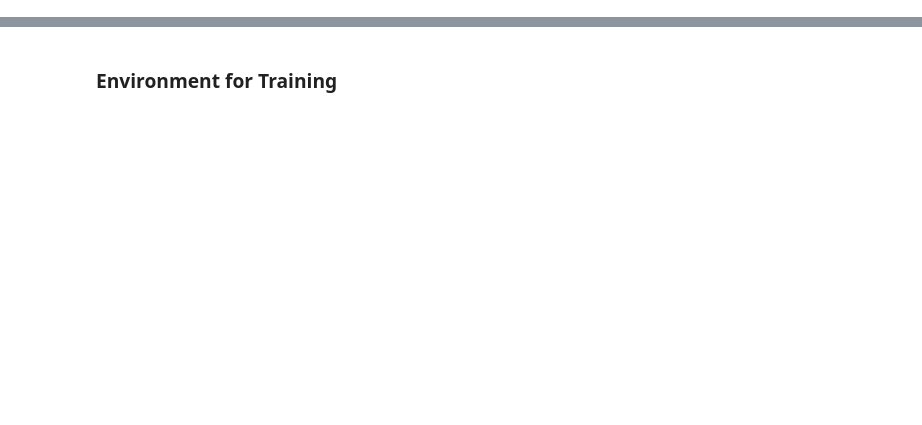
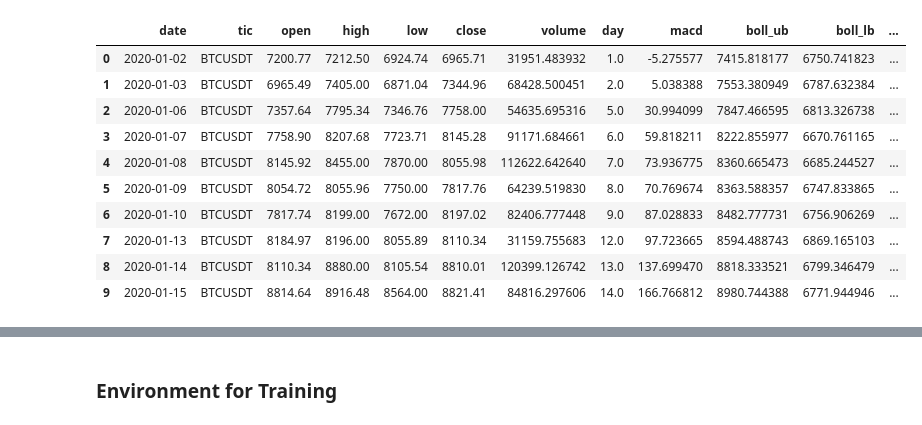
Before and after one commit to Hongshen-Yang/UoA-MDT, a Jupyter notebook: notebooks/NeurIPS2018_SB3.ipynb, the cells around one changed output, grey strips where cells are left out. Saved outputs shown, nothing was run; the diff lists cells and outputs as text; code cells hidden in the pictures; blank space fills up the shorter version.

```diff
--- a/notebooks/NeurIPS2018_SB3.ipynb
+++ b/notebooks/NeurIPS2018_SB3.ipynb
@@ -83,0 +102,30 @@ print(df)
+# %%
+# List of symbols to merge
+symbols = ['BTCUSDT']
+
+# List to store individual DataFrames
+dfs = []
+
+# Loop through each symbol
+for symbol in symbols:
+    directory = f'../mdt_utils/binance-public-data/python/data/spot/monthly/klines/{symbol}/1d/2020-01-01_2023-07-01/'
+
+    # Loop through each zip file in the directory
+    for file_name in os.listdir(directory):
+        if file_name.endswith('.zip'):
+            with zipfile.ZipFile(os.path.join(directory, file_name), 'r') as zip_ref:
+                # only one CSV file in each zip archive
+                csv_file = zip_ref.namelist()[0]
+                with zip_ref.open(csv_file) as csv_fp:
+                    # Read the CSV data into a DataFrame
+                    temp_df = pd.read_csv(csv_fp, header=None)
+                    temp_df.columns = ['open_time', 'open', 'high', 'low', 'close', 'volume', 'close_time', 'quote_asset_volume', 'number_of_trades', 'taker_buy_base_asset_volume', 'taker_buy_quote_asset_volume', 'ignore']
+                    temp_df['date'] = pd.to_datetime(temp_df['close_time'], unit='ms').dt.strftime('%Y-%m-%d')
+                    temp_df['day'] = (pd.to_datetime(temp_df['date']) - pd.to_datetime(temp_df['date'].iloc[0])).dt.days
+                    temp_df['tic'] = symbol
+                    dfs.append(temp_df[['date', 'open', 'high', 'low', 'close', 'volume', 'tic', 'day']])
+
+# Concatenate all DataFrames into a single DataFrame
+df = pd.concat(dfs, ignore_index=True)
+
+df.sort_values(['date','tic'],ignore_index=True).head()
@@ -104,0 +165,24 @@ trade = df.iloc[split_index:]
+# %%
+list_ticker = processed["tic"].unique().tolist()
+list_date = list(pd.date_range(processed['date'].min(),processed['date'].max()).astype(str))
+combination = list(itertools.product(list_date,list_ticker))
+
+processed_full = pd.DataFrame(combination,columns=["date","tic"]).merge(processed,on=["date","tic"],how="left")
+processed_full = processed_full[processed_full['date'].isin(processed['date'])]
+processed_full = processed_full.sort_values(['date','tic'])
+
+processed_full = processed_full.fillna(0)
+# %%
+processed_full.sort_values(['date','tic'],ignore_index=True).head(10)
+# %% [output]
+|  | date | tic | open | high | low | close | volume | day | macd | boll_ub | boll_lb | ... |
+| 0 | 2020-01-02 | BTCUSDT | 7200.77 | 7212.50 | 6924.74 | 6965.71 | 31951.483932 | 1.0 | -5.275577 | 7415.818177 | 6750.741823 | ... |
+| 1 | 2020-01-03 | BTCUSDT | 6965.49 | 7405.00 | 6871.04 | 7344.96 | 68428.500451 | 2.0 | 5.038388 | 7553.380949 | 6787.632384 | ... |
+| 2 | 2020-01-06 | BTCUSDT | 7357.64 | 7795.34 | 7346.76 | 7758.00 | 54635.695316 | 5.0 | 30.994099 | 7847.466595 | 6813.326738 | ... |
+| 3 | 2020-01-07 | BTCUSDT | 7758.90 | 8207.68 | 7723.71 | 8145.28 | 91171.684661 | 6.0 | 59.818211 | 8222.855977 | 6670.761165 | ... |
+| 4 | 2020-01-08 | BTCUSDT | 8145.92 | 8455.00 | 7870.00 | 8055.98 | 112622.642640 | 7.0 | 73.936775 | 8360.665473 | 6685.244527 | ... |
+| 5 | 2020-01-09 | BTCUSDT | 8054.72 | 8055.96 | 7750.00 | 7817.76 | 64239.519830 | 8.0 | 70.769674 | 8363.588357 | 6747.833865 | ... |
+| 6 | 2020-01-10 | BTCUSDT | 7817.74 | 8199.00 | 7672.00 | 8197.02 | 82406.777448 | 9.0 | 87.028833 | 8482.777731 | 6756.906269 | ... |
+| 7 | 2020-01-13 | BTCUSDT | 8184.97 | 8196.00 | 8055.89 | 8110.34 | 31159.755683 | 12.0 | 97.723665 | 8594.488743 | 6869.165103 | ... |
+| 8 | 2020-01-14 | BTCUSDT | 8110.34 | 8880.00 | 8105.54 | 8810.01 | 120399.126742 | 13.0 | 137.699470 | 8818.333521 | 6799.346479 | ... |
+| 9 | 2020-01-15 | BTCUSDT | 8814.64 | 8916.48 | 8564.00 | 8821.41 | 84816.297606 | 14.0 | 166.766812 | 8980.744388 | 6771.944946 | ... |
```
Also changed, not shown: parts of 51 cells of this notebook, 28 other files.
